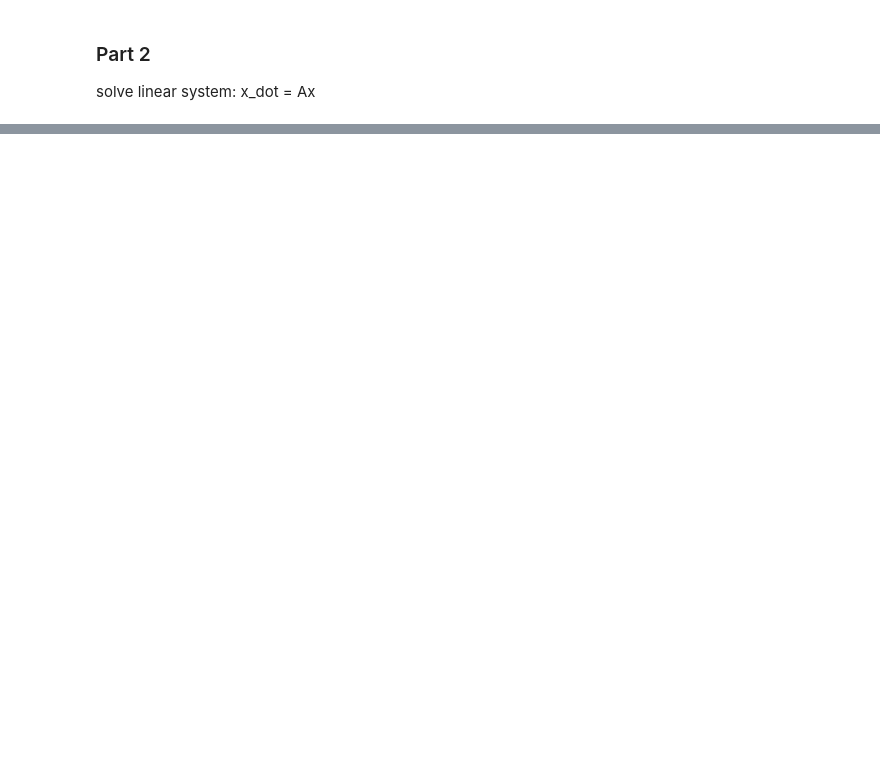
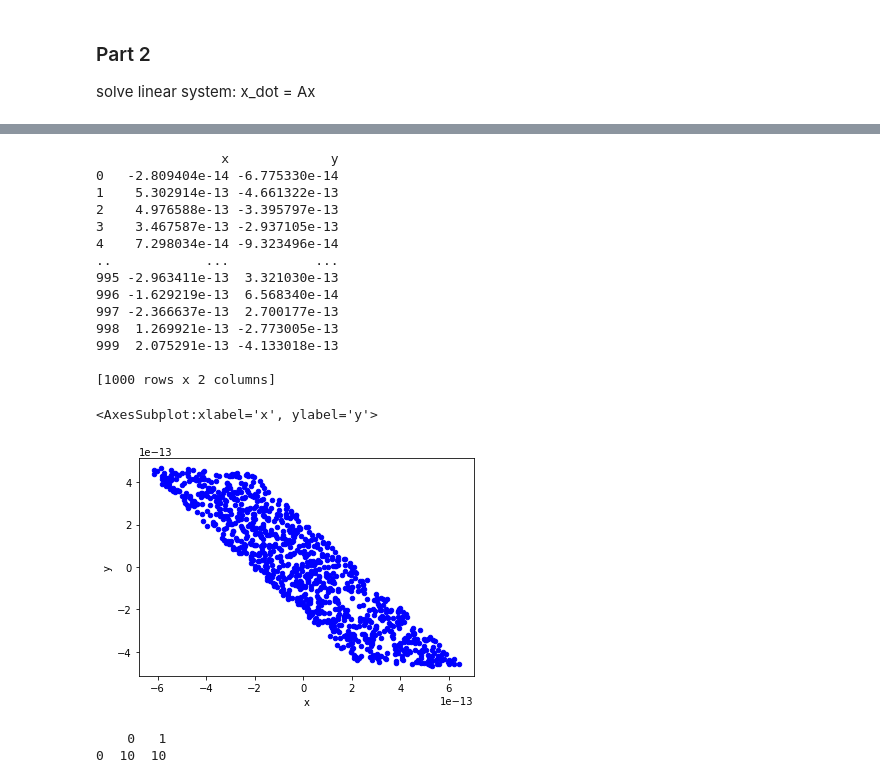
Before and after one commit to sonmikrafft-uni-MLCMS/ex5, a Jupyter notebook: task_2.ipynb, the cells around one changed output, grey strips where cells are left out. Drawn from its saved outputs; the diff is of its cells as text; code cells hidden in the pictures; blank space fills up the shorter version.

```diff
--- a/task_2.ipynb
+++ b/task_2.ipynb
@@ -113,3 +124,36 @@ y -0.463823 -0.957376
 ### Part 2
 
 solve linear system: x_dot = Ax
+# %%
+def deriv(x: np.ndarray, t: np.ndarray, A: np.ndarray, dim1: int, dim2: int) -> np.ndarray:
+    """
+    TODO
+    Args:
+        x ():
+        t ():
+        A ():
+        dim1 ():
+        dim2 ():
+
+    Returns:
+
+    """
+    x = x.reshape(dim1, dim2)
+    x_dot = x @ A
+    return x_dot.reshape(-1)
+
+def solve_ode(t: np.array, A: pd.DataFrame, x: pd.DataFrame) -> pd.DataFrame:
+    """
+    TODO
+    Args:
+        A (pd.DataFrame):
+        x (pd.DataFrame):
+
+    Returns:
+
+    """
+    dim1 = x.shape[0]
+    dim2 = x.shape[1]
+    initial = x.to_numpy().reshape(-1)
+    sol = odeint(deriv, initial, t, args=(A.to_numpy(),dim1, dim2))
+    return sol
@@ -115,0 +214,6 @@ solve linear system: x_dot = Ax
+# %%
+time = np.linspace(0, 100, 2)
+
+x_1_head = solve_ode(time, A, x_0)[1].reshape(x_0.shape[0], x_0.shape[1])
+print(x_1_head)
+print(x_1_head.shape)
@@ -115,0 +229,32 @@ solve linear system: x_dot = Ax
+# %%
+df = pd.DataFrame(data=x_1_head, columns=x_1.columns, index=x_1.index)
+print(df)
+
+df.plot(kind = 'scatter', x = 'x', y = 'y', color='b')
+# %% [output]
+                x             y
+0   -2.809404e-14 -6.775330e-14
+1    5.302914e-13 -4.661322e-13
+2    4.976588e-13 -3.395797e-13
+3    3.467587e-13 -2.937105e-13
+4    7.298034e-14 -9.323496e-14
+..            ...           ...
+995 -2.963411e-13  3.321030e-13
+996 -1.629219e-13  6.568340e-14
+997 -2.366637e-13  2.700177e-13
+998  1.269921e-13 -2.773005e-13
+999  2.075291e-13 -4.133018e-13
+
+[1000 rows x 2 columns]
+<AxesSubplot:xlabel='x', ylabel='y'>
+[figure, added]
+# %%
+time = np.linspace(0, 100, 1000)
+initial = pd.DataFrame(data=[(10,10)])
+print(initial)
+x_1_head = solve_ode(time, A, initial)
+#U, V = x_1_head.T
+#print(U)
+# %% [output]
+    0   1
+0  10  10
```
Also changed, not shown: parts of 13 cells of this notebook.
